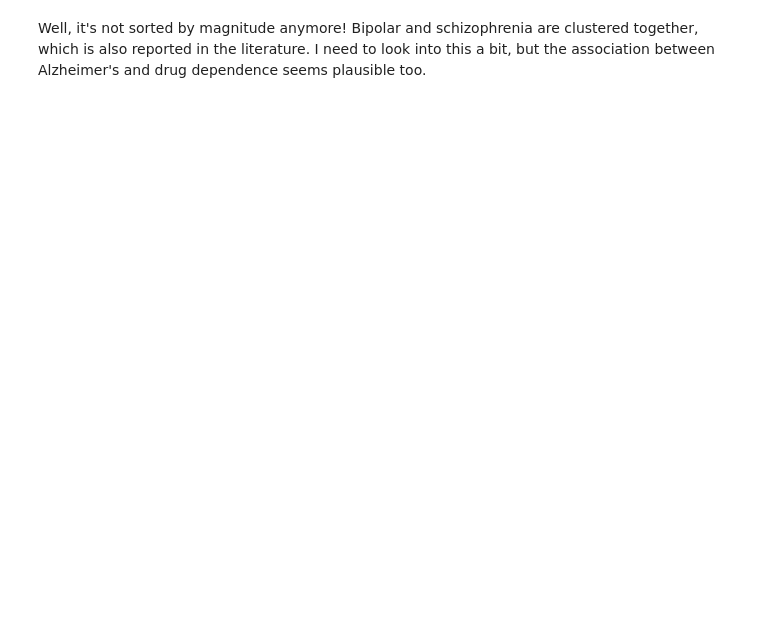
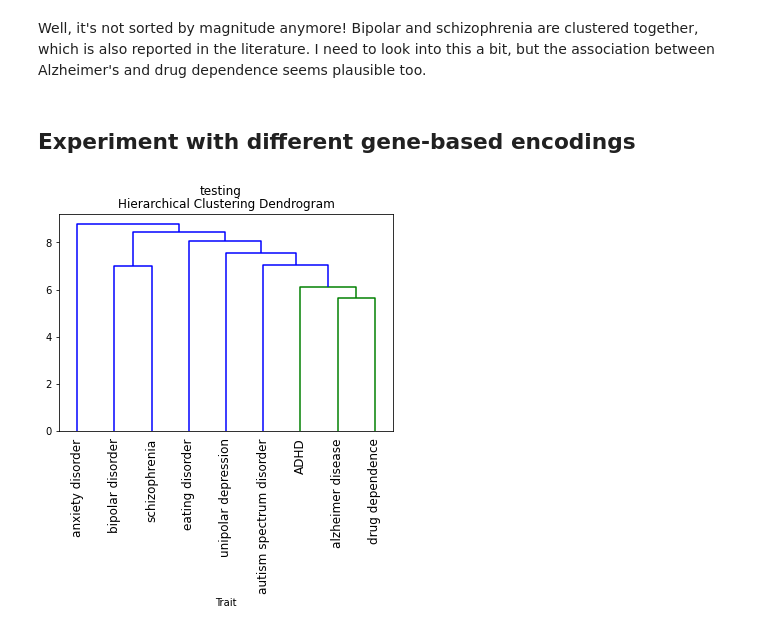
Before and after one commit to jstimes/MentalMap, a Jupyter notebook: notebooks/GWAS_encode_and_cluster.ipynb, the cells around one changed output. Cells and saved outputs as stored; diff of their text form; code cells hidden in the pictures; blank space fills up the shorter version.

```diff
--- a/notebooks/GWAS_encode_and_cluster.ipynb
+++ b/notebooks/GWAS_encode_and_cluster.ipynb
@@ -236,2 +319,35 @@ gene_based_hierachical_clustering(
 # %% [markdown]
 Well, it's not sorted by magnitude anymore! Bipolar and schizophrenia are clustered together, which is also reported in the literature. I need to look into this a bit, but the association between Alzheimer's and drug dependence seems plausible too.
+# %% [markdown]
+## Experiment with different gene-based encodings
+# %%
+# Abstract the function from above slightly more to take in an encoding function
+def hierachical_clustering(
+    all_df: pd.DataFrame,
+    title: str,
+    encode: Callable[[pd.DataFrame], pd.DataFrame]) -> None:
+  encodings_vertical = encode(all_df)
+  encodings = encodings_vertical.T
+  model = AgglomerativeClustering(distance_threshold=0,
+                                  n_clusters=None,
+                                  linkage='ward')
+  model.fit(encodings)
+
+  plt.suptitle(title)
+  plt.title("Hierarchical Clustering Dendrogram")
+  # plot all levels of the dendrogram
+  plot_dendrogram(model, encodings_vertical.columns, truncate_mode="level", p=11)
+  plt.xlabel('Trait')
+  plt.show()
+
+
+# Copy code from above to test generalized clustering function.
+def one_hot_gene_encoding(in_df: pd.DataFrame) -> pd.DataFrame:
+  traits = in_df['parent_trait']
+  trait_dfs = [in_df.loc[in_df['parent_trait'] == trait] for trait in traits]
+  return pd.DataFrame({df['parent_trait'].unique()[0]: encode_condition_df(df, gene_to_index) for df in trait_dfs})
+
+
+hierachical_clustering(new_df, 'testing', one_hot_gene_encoding)
+# %% [output]
+[figure, added]
```
Also changed, not shown: parts of 54 cells of this notebook, 1 other file.
